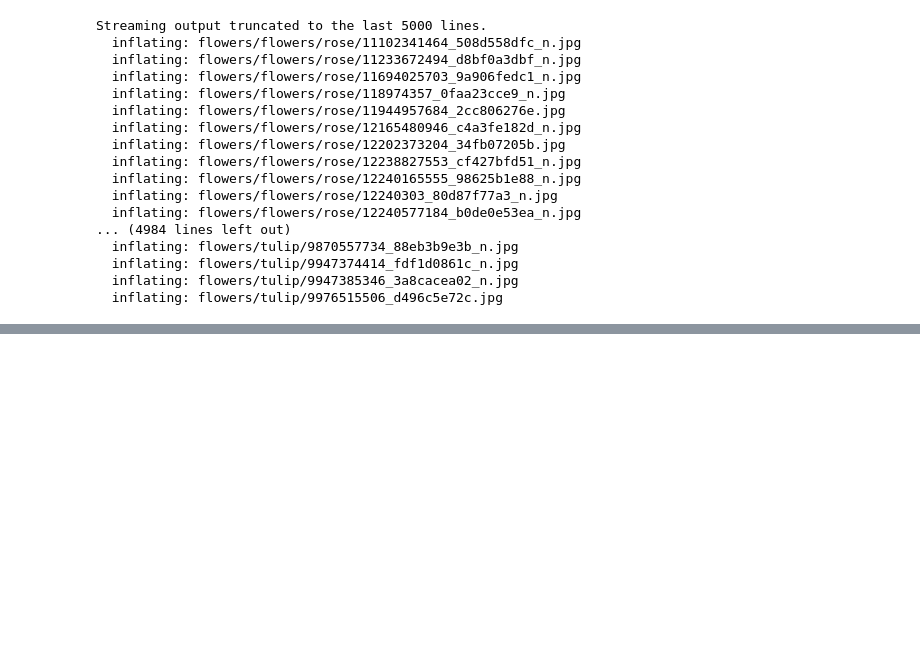
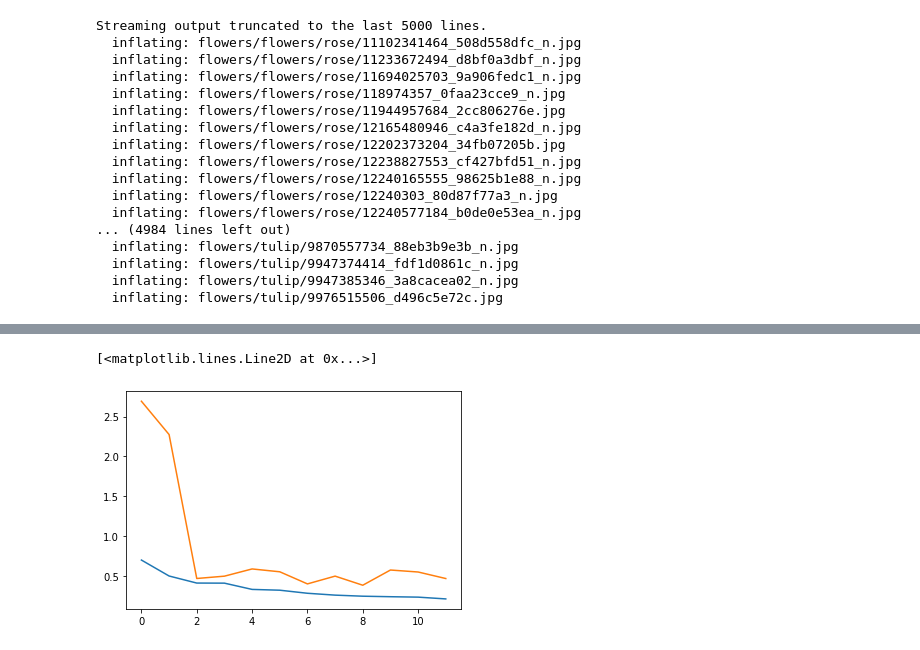
Before and after one commit to imkunals726/ML, a Jupyter notebook: Flowers_recognition.ipynb, the cells around one changed output, grey strips where cells are left out. Saved outputs shown, nothing was run; the diff lists cells and outputs as text; code cells hidden in the pictures; blank space fills up the shorter version.

```diff
--- a/Flowers_recognition.ipynb
+++ b/Flowers_recognition.ipynb
@@ -200,0 +181,2 @@ dir(model.metrics[0])
+# %%
+  history = _
@@ -200,0 +186,3 @@ dir(model.metrics[0])
+# %%
+
+stat_info = history.history
@@ -200,0 +193,3 @@ dir(model.metrics[0])
+# %%
+normal_loss = list(enumerate(stat_info['loss']))
+val_loss = list(enumerate(stat_info['val_loss']))
@@ -200,0 +211,6 @@ dir(model.metrics[0])
+# %%
+plt.plot([ i[0] for i in normal_loss],[i[1] for i in normal_loss])
+plt.plot([ i[0] for i in val_loss],[i[1] for i in val_loss])
+# %% [output]
+[<matplotlib.lines.Line2D at 0x...>]
+[figure, added]
```
Also changed, not shown: parts of 52 cells of this notebook.
